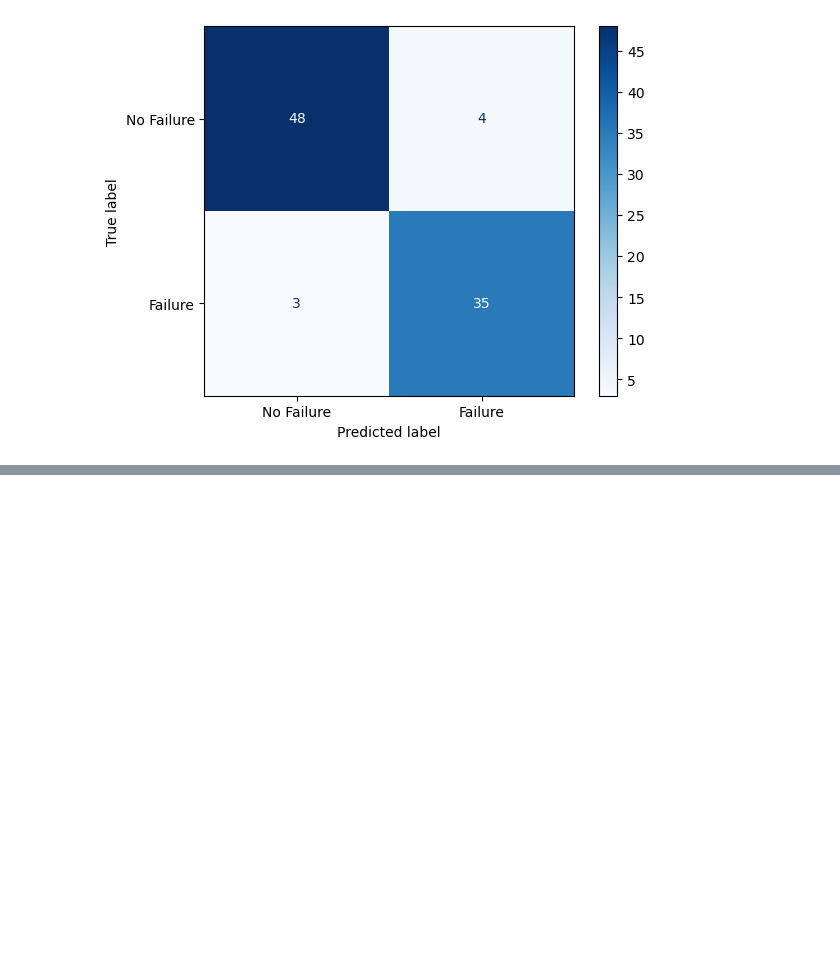
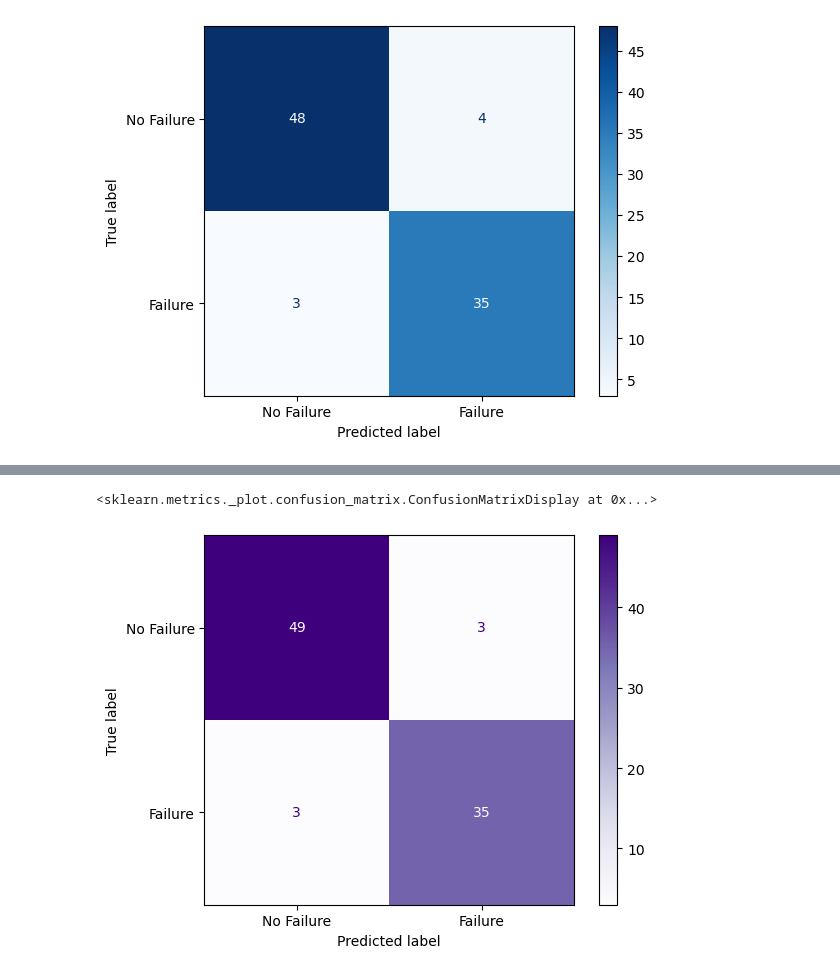
Before and after one commit to dannylee112/Machine-learning-models, a Jupyter notebook: ITNPBD6.ipynb, the cells around one changed output, grey strips where cells are left out. Saved outputs shown, nothing was run; the diff lists cells and outputs as text; code cells hidden in the pictures; blank space fills up the shorter version.

```diff
--- a/ITNPBD6.ipynb
+++ b/ITNPBD6.ipynb
@@ -429,0 +550,23 @@ weighted avg       0.92      0.92      0.92        90
+# %%
+from tensorflow.keras.models import Sequential
+from tensorflow.keras.layers import Dense
+
+model = Sequential([
+    # Input Layer (matching the 13 inputfeatures)
+    Dense(64, activation="relu", input_shape=(X_train_encoded.shape[1],)),
+
+    # Hidden Layer
+    Dense(32, activation="relu"),
+
+    # Output Layer: 1 neuron + sigmoid for Binary Classification (0 to 1)
+    Dense(1, activation="sigmoid")
+])
+# %%
+model.compile(optimizer="adam",
+              loss="binary_crossentropy",
+              metrics=["accuracy"])
+# %%
+history = model.fit(X_train_encoded, y_train_cleaned,
+                    epochs=50,
+                    batch_size=16,
+                    validation_split=0.2) # Uses 20% of training data for validation
@@ -429,0 +591,18 @@ weighted avg       0.92      0.92      0.92        90
+# %%
+from sklearn.metrics import f1_score, confusion_matrix, ConfusionMatrixDisplay
+
+# 1. Get raw probabilities
+y_prob = model.predict(X_test_encoded)
+
+# 2. Convert probabilities to binary (0 or 1) using 0.5 as threshold
+y_pred = (y_prob > 0.5).astype("int32")
+
+# 3. Calculate F1-Score for your Poster (Section 6)
+f1 = f1_score(y_test_cleaned, y_pred)
+print(f"Final Keras F1-Score: {f1:.4f}")
+
+# 4. Generate Confusion Matrix for your Poster
+cm = confusion_matrix(y_test_cleaned, y_pred)
+disp = ConfusionMatrixDisplay(confusion_matrix=cm, display_labels=['No Failure', 'Failure'])
+disp.plot(cmap='Purples')
+# %% [output]
@@ -429,0 +611,2 @@ weighted avg       0.92      0.92      0.92        90
+<sklearn.metrics._plot.confusion_matrix.ConfusionMatrixDisplay at 0x...>
+[figure, added]
```
Also changed, not shown: parts of 14 cells of this notebook.
